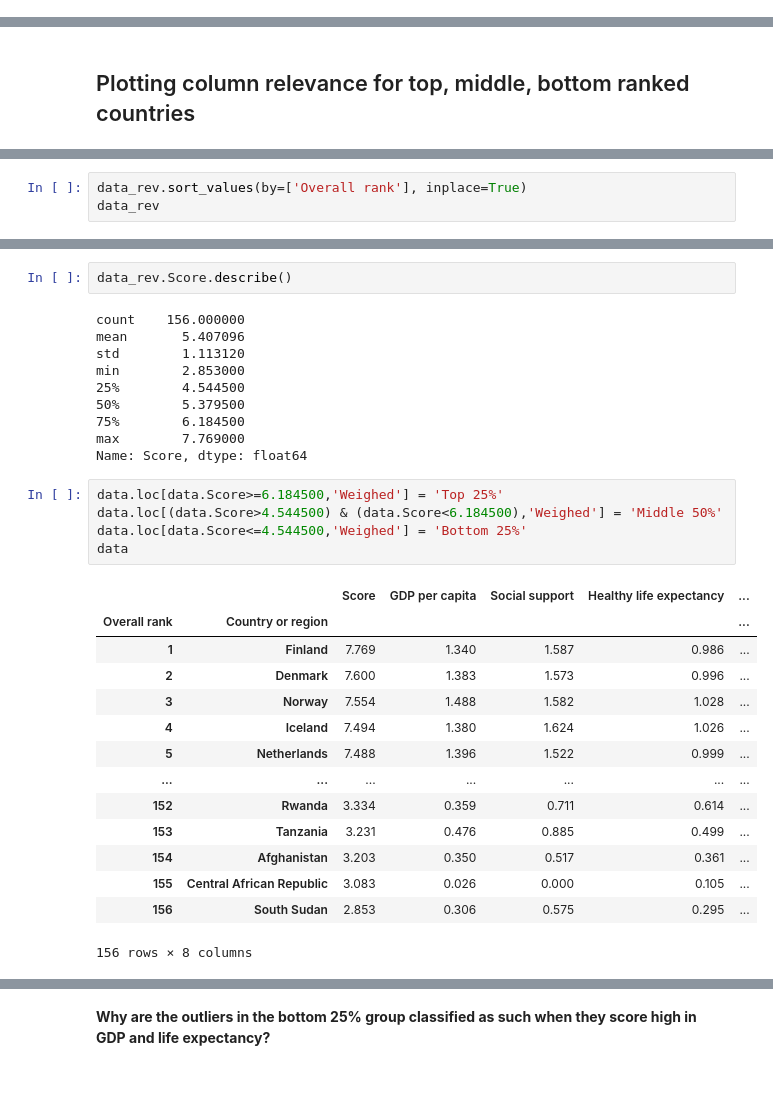
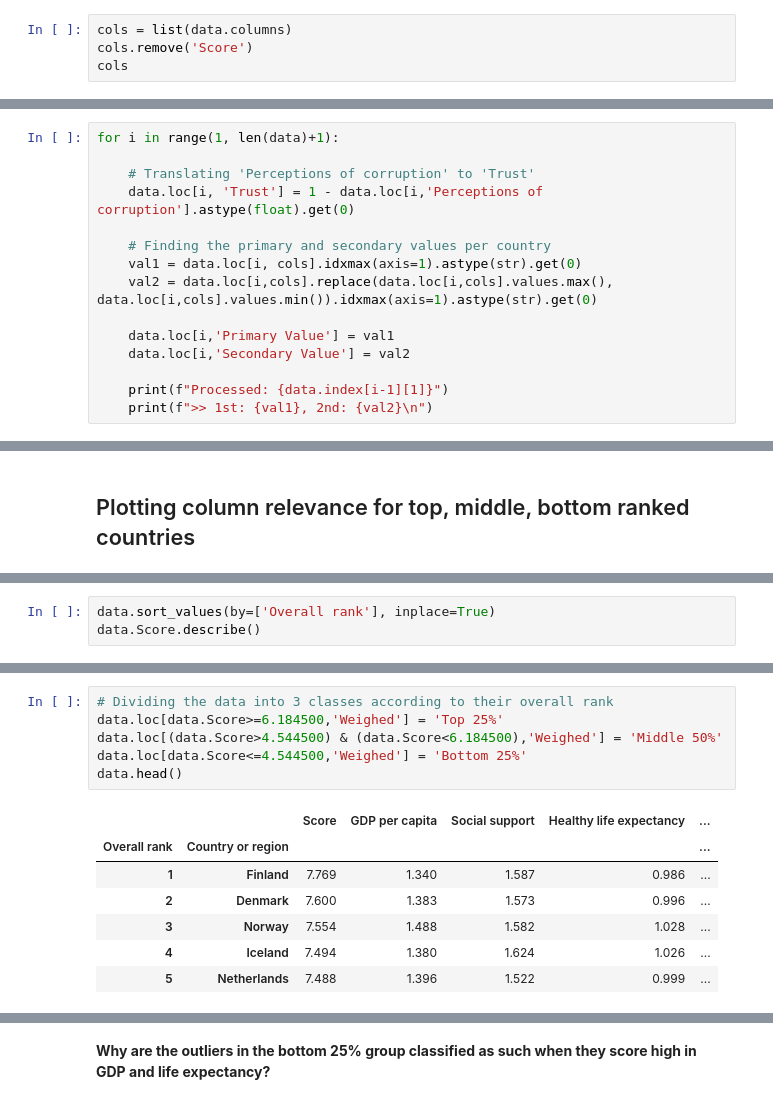
Before and after one commit to imeugeneco/chonggakkimchi, a Jupyter notebook: happiness-report/happiness-report-2019.ipynb, the cells around one changed output, grey strips where cells are left out. Saved outputs shown, nothing was run; the diff lists cells and outputs as text.

```diff
--- a/happiness-report/happiness-report-2019.ipynb
+++ b/happiness-report/happiness-report-2019.ipynb
@@ -44,0 +57,4 @@ sns.heatmap(corr, annot=True, cmap='Greys')
+# %%
+cols = list(data.columns)
+cols.remove('Score')
+cols
@@ -44,0 +68,15 @@ sns.heatmap(corr, annot=True, cmap='Greys')
+# %%
+for i in range(1, len(data)+1):
+
+    # Translating 'Perceptions of corruption' to 'Trust'
+    data.loc[i, 'Trust'] = 1 - data.loc[i,'Perceptions of corruption'].astype(float).get(0)
+
+    # Finding the primary and secondary values per country
+    val1 = data.loc[i, cols].idxmax(axis=1).astype(str).get(0)
+    val2 = data.loc[i,cols].replace(data.loc[i,cols].values.max(), data.loc[i,cols].values.min()).idxmax(axis=1).astype(str).get(0)
+
+    data.loc[i,'Primary Value'] = val1
+    data.loc[i,'Secondary Value'] = val2
+
+    print(f"Processed: {data.index[i-1][1]}")
+    print(f">> 1st: {val1}, 2nd: {val2}\n")
@@ -72,4 +165,4 @@ sns.heatmap(corr2, annot=True, cmap='PiYG')
 # %%
-data_rev.sort_values(by=['Overall rank'], inplace=True)
-data_rev
+data.sort_values(by=['Overall rank'], inplace=True)
+data.Score.describe()
 # %% [output]
@@ -90,33 +178,15 @@ data_rev
-# %%
-data_rev.Score.describe()
-# %% [output]
-count    156.000000
-mean       5.407096
-std        1.113120
-min        2.853000
-25%        4.544500
-50%        5.379500
-75%        6.184500
-max        7.769000
-Name: Score, dtype: float64
 # %%
+# Dividing the data into 3 classes according to their overall rank
 data.loc[data.Score>=6.184500,'Weighed'] = 'Top 25%'
 data.loc[(data.Score>4.544500) & (data.Score<6.184500),'Weighed'] = 'Middle 50%'
 data.loc[data.Score<=4.544500,'Weighed'] = 'Bottom 25%'
-data
+data.head()
 # %% [output]
 |  |  | Score | GDP per capita | Social support | Healthy life expectancy | ... |
 | Overall rank | Country or region |  |  |  |  | ... |
 | 1 | Finland | 7.769 | 1.340 | 1.587 | 0.986 | ... |
 | 2 | Denmark | 7.600 | 1.383 | 1.573 | 0.996 | ... |
 | 3 | Norway | 7.554 | 1.488 | 1.582 | 1.028 | ... |
 | 4 | Iceland | 7.494 | 1.380 | 1.624 | 1.026 | ... |
 | 5 | Netherlands | 7.488 | 1.396 | 1.522 | 0.999 | ... |
-| ... | ... | ... | ... | ... | ... | ... |
-| 152 | Rwanda | 3.334 | 0.359 | 0.711 | 0.614 | ... |
-| 153 | Tanzania | 3.231 | 0.476 | 0.885 | 0.499 | ... |
-| 154 | Afghanistan | 3.203 | 0.350 | 0.517 | 0.361 | ... |
-| 155 | Central African Republic | 3.083 | 0.026 | 0.000 | 0.105 | ... |
-| 156 | South Sudan | 2.853 | 0.306 | 0.575 | 0.295 | ... |
-156 rows × 8 columns
 # %%
```
Also changed, not shown: parts of 31 cells of this notebook.
